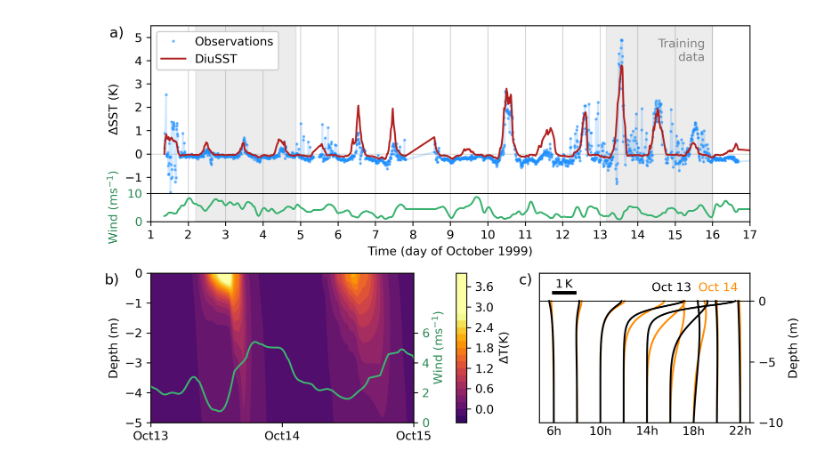
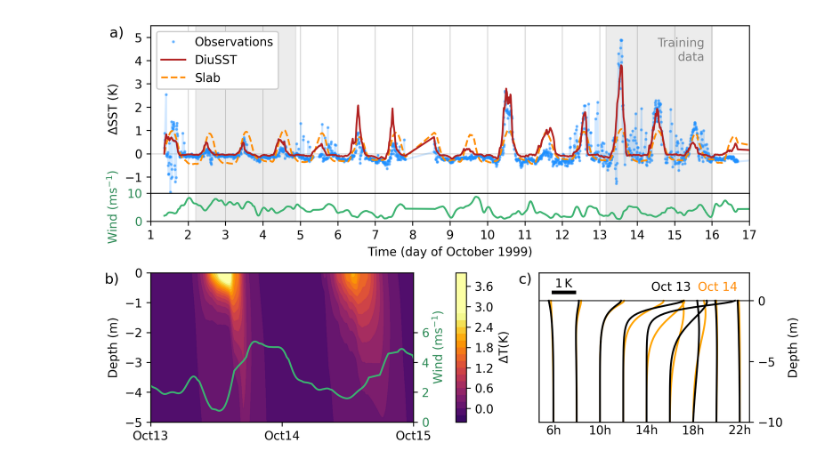
Before and after one commit to reykboerner/diusst, a Jupyter notebook: scripts/figs/paper_fig5.ipynb, the cells around one changed output. Drawn from its saved outputs; the diff is of its cells as text; code cells hidden in the pictures.

```diff
--- a/scripts/figs/paper_fig5.ipynb
+++ b/scripts/figs/paper_fig5.ipynb
@@ -5,10 +5,27 @@ from matplotlib.gridspec import GridSpec
 from scipy.ndimage import gaussian_filter1d
 import xarray as xr
 # %%
+#data = xr.load_dataset('../../input_data/moce5/moce5_dataset.cdf', decode_timedelta=False)
+#simu_diusst = np.load('../../output_files/simu_diusst.npy', allow_pickle=True)
+#simu_slab = np.load('../../output_files/simu_slab.npy', allow_pickle=True)
+#simu_zb05 = np.load('../../output_files/simu_zb05.npy', allow_pickle=True)
+
 data = xr.load_dataset('../../input_data/moce5/moce5_dataset.cdf', decode_timedelta=False)
-simu_diusst = np.load('../../output_files/simu_diusst.npy', allow_pickle=True)
-simu_slab = np.load('../../output_files/simu_slab.npy', allow_pickle=True)
-simu_zb05 = np.load('../../output_files/simu_zb05.npy', allow_pickle=True)
+#simu_diusst = np.load('../../output_files/simu_diusst.npy.npz', allow_pickle=True)
+#simu_zb05 = np.load('../../output_files/simu_zb05.npy.npz', allow_pickle=True)
+#simu_slab = np.load('../../output_files/simu_slab.npy.npz', allow_pickle=True)
+#simu_const = np.load('../../output_files/simu_const.npy.npz', allow_pickle=True)
+
+_diusst = np.load("../../output_files/simu_diusst.npy.npz")
+_zb05 = np.load("../../output_files/simu_zb05.npy.npz")
+_slab = np.load("../../output_files/simu_slab.npy.npz")
+_const = np.load("../../output_files/simu_const.npy.npz")
+
+_data = {}
+for i, container in enumerate([_diusst, _zb05, _slab, _const]):
+    _data[i] = [container[key] for key in container]
+
+simu_diusst, simu_zb05, simu_slab, simu_const = [_data[i] for i in range(4)]
 
 T_f = float(data.T_f)
 ref_idx = 20
@@ -36,6 +51,7 @@ ax4 = fig.add_subplot(gs2[4])
 ax1.plot(data['time_day'],data['dsst'],alpha=0.2,c='dodgerblue')
 ax1.plot(data['time_day'],data['dsst'],'.',markersize=3,alpha=0.5,c='dodgerblue', label='Observations')
 ax1.plot(data['time_day'][:-1],dsst_diusst,c='firebrick', label='DiuSST', zorder=10)
+ax1.plot(data['time_day'][:-1], simu_slab[0]-T_f, c='darkorange', label='Slab', zorder=9, ls="--")
 #ax1.plot(data['time_day'][:-1],dsst_zb05,c='navy', label='ZB05', ls='--')
 ax1.axhline(y=0,c='lightgray',zorder=0,lw=0.75)
 ax1.legend(framealpha=1,loc='upper left')
@@ -71,7 +87,7 @@ for i in range(len(snaps)):
     idxtemp = np.where(data['time_day']>=snaps[i])[0][0]
     ax4.plot(simu_diusst[0][idxtemp]-T_f+shift*i,simu_diusst[2],c='k',zorder=10)
     idxtemp = np.where(data['time_day']>=snaps[i]+1)[0][0]
-    ax4.plot(simu_diusst[0][idxtemp]-T_f+shift*i,simu_diusst[2],c='darkorange')
+    ax4.plot(simu_diusst[0][idxtemp]-T_f+shift*i,simu_diusst[2],c='orange')
     if i%2==0:
         ax4.text(shift*i,-11,labels[int(i/2)],ha='center')
 ax4.plot([0,.9],[.7,.7],'k',lw=3)
@@ -81,32 +97,32 @@ ax4.set(xticks=[],ylim=(-10,2.3),yticks=[])
 ax4b = ax4.twinx()
 ax4b.set(xticks=[],ylim=(-10,2.3))
 ax4b.set(ylabel='Depth (m)')
 ax4b.set(yticks=[-10,-5,0])
 
 ax3.set(ylabel='Depth (m)', xticks=[12,13,14],xticklabels=['Oct13', 'Oct14', 'Oct15'])
 ax3b.set_ylabel('Wind (ms$^{-1}$)',color='seagreen')
 
 ax4.text(4.2,.8,'Oct 13',c='k')
 ax4.text(6.2,.8,'Oct 14',c='darkorange')
 ax4.axhline(y=0,c='k',lw=0.75)
 
 ax1.axvspan(data['time'][1290]/86400,data['time'][1585]/86400,color='gray',alpha=.15)
 ax1.axvspan(data['time'][96]/86400,data['time'][413]/86400,color='gray',alpha=.15)
 ax2.axvspan(data['time'][1290]/86400,data['time'][1585]/86400,color='gray',alpha=.15)
 ax2.axvspan(data['time'][96]/86400,data['time'][413]/86400,color='gray',alpha=.15)
 xx = np.arange(1,16)
 for i in range(len(xx)):
     ax1.axvline(x=xx[i],c='lightgray',lw=.75,zorder=0)
     ax2.axvline(x=xx[i],c='lightgray',lw=.75,zorder=0)
 
 ax1.text(-1.1,5,'a)',fontsize=12)
 ax3.text(11.65,0,'b)',va='top',fontsize=12)
 ax3.text(14.8,0,'c)',va='top',fontsize=12)
 
 fig.align_labels()
 
-#plt.savefig('../../paper/figs/fig5_j2.png', bbox_inches='tight')
+#plt.savefig('../../scripts/figs/fig5_poster.png', bbox_inches='tight')
 
 plt.show()
 # %% [output]
-[figure, old version]
+[figure, new version]
```
Also changed, not shown: parts of 1 cell of this notebook, 7 other files.
